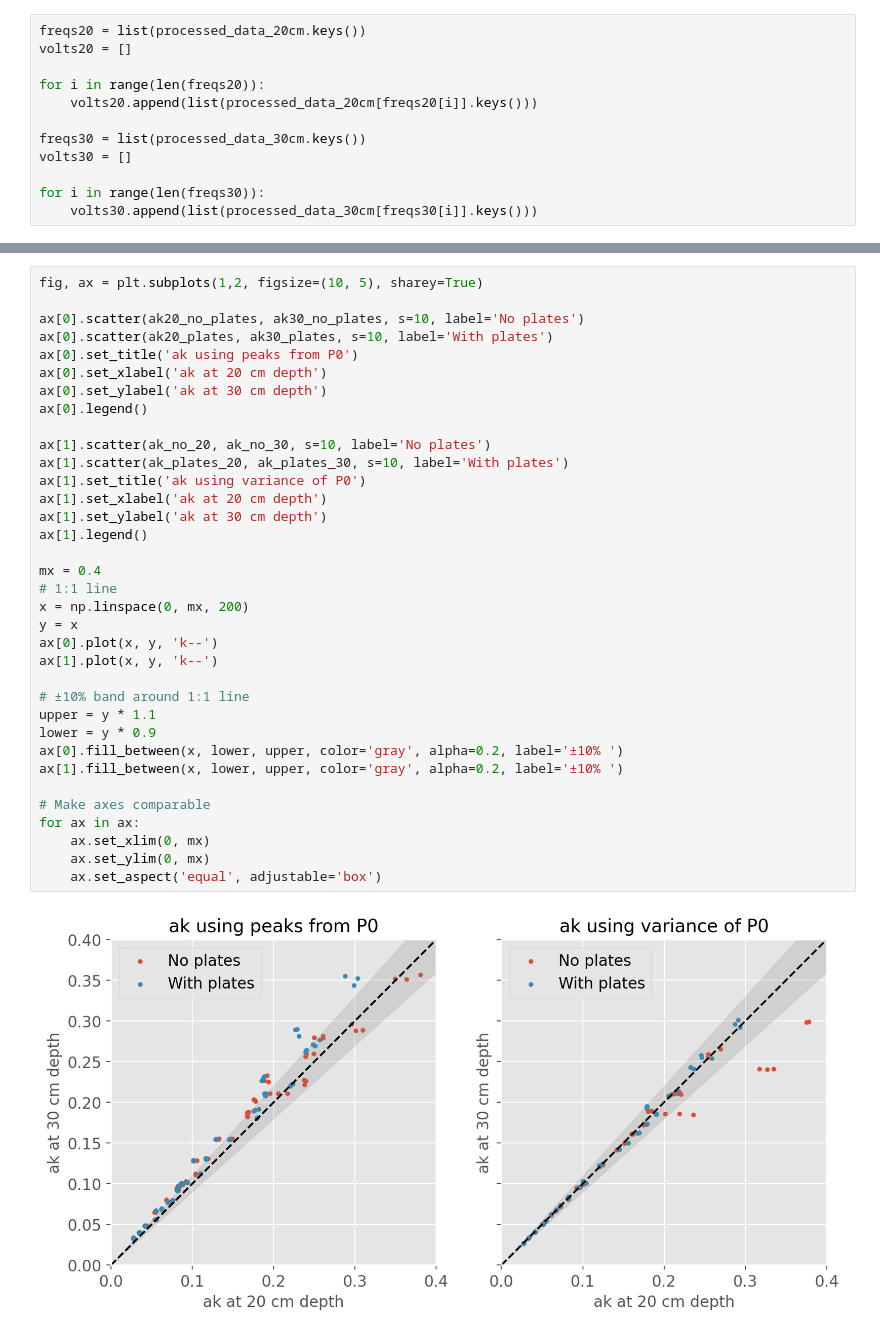
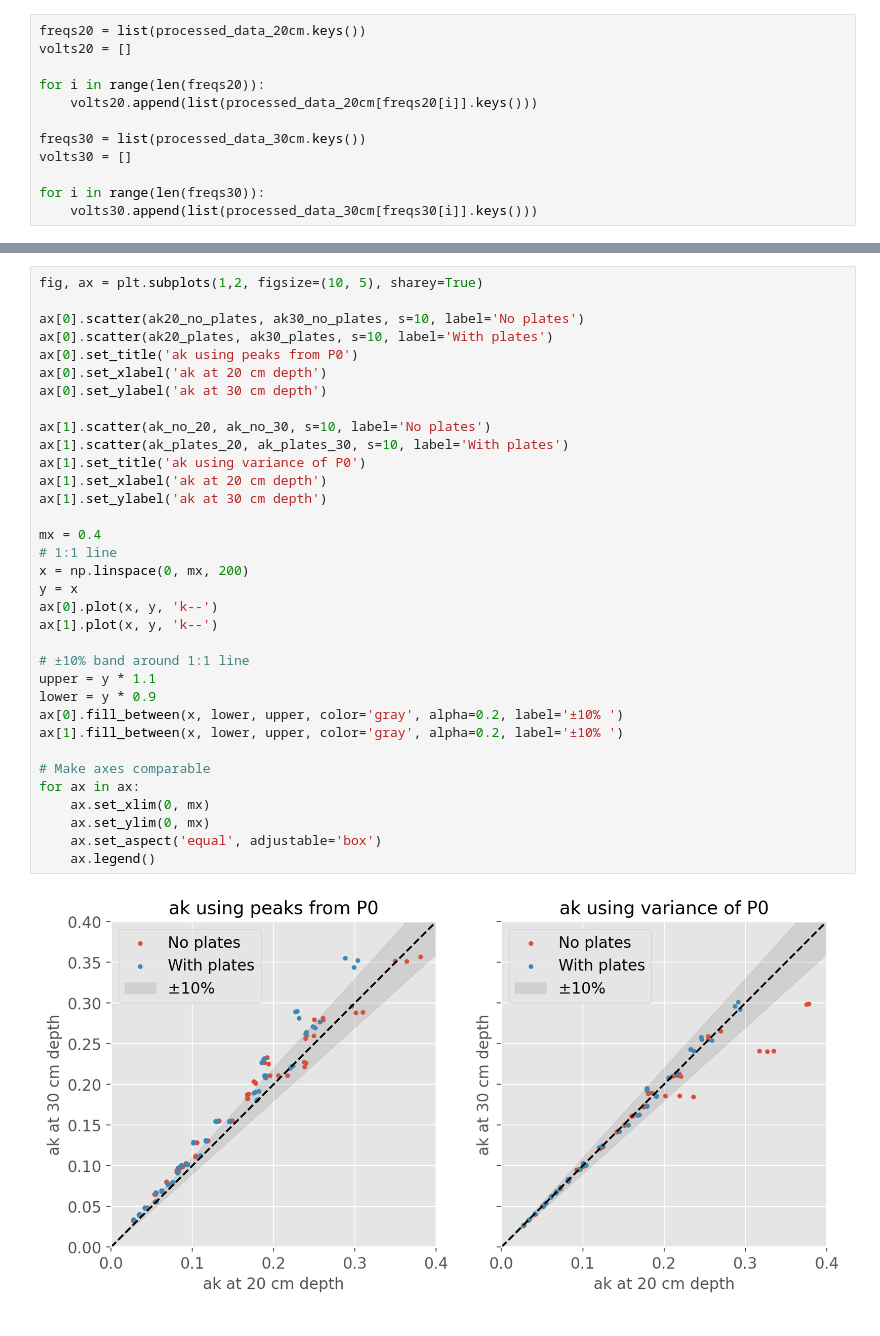
Before and after one commit to kjes4pres/Master_code, a Jupyter notebook: Lab/Probe_analysis/ak_scaling.ipynb, the cells around one changed output, grey strips where cells are left out. Cells and saved outputs as stored; diff of their text form.

```diff
--- a/Lab/Probe_analysis/ak_scaling.ipynb
+++ b/Lab/Probe_analysis/ak_scaling.ipynb
@@ -750,33 +859,32 @@ ax[0].scatter(ak20_no_plates, ak30_no_plates, s=10, label='No plates')
 ax[0].scatter(ak20_plates, ak30_plates, s=10, label='With plates')
 ax[0].set_title('ak using peaks from P0')
 ax[0].set_xlabel('ak at 20 cm depth')
 ax[0].set_ylabel('ak at 30 cm depth')
-ax[0].legend()
 
 ax[1].scatter(ak_no_20, ak_no_30, s=10, label='No plates')
 ax[1].scatter(ak_plates_20, ak_plates_30, s=10, label='With plates')
 ax[1].set_title('ak using variance of P0')
 ax[1].set_xlabel('ak at 20 cm depth')
 ax[1].set_ylabel('ak at 30 cm depth')
-ax[1].legend()
 
 mx = 0.4
 # 1:1 line
 x = np.linspace(0, mx, 200)
 y = x
 ax[0].plot(x, y, 'k--')
 ax[1].plot(x, y, 'k--')
 
 # ±10% band around 1:1 line
 upper = y * 1.1
 lower = y * 0.9
 ax[0].fill_between(x, lower, upper, color='gray', alpha=0.2, label='±10% ')
 ax[1].fill_between(x, lower, upper, color='gray', alpha=0.2, label='±10% ')
 
 # Make axes comparable
 for ax in ax:
     ax.set_xlim(0, mx)
     ax.set_ylim(0, mx)
     ax.set_aspect('equal', adjustable='box')
+    ax.legend()
 # %% [output]
-[figure, old version]
+[figure, new version]
```
Also changed, not shown: parts of 12 cells of this notebook, 8 other files.
